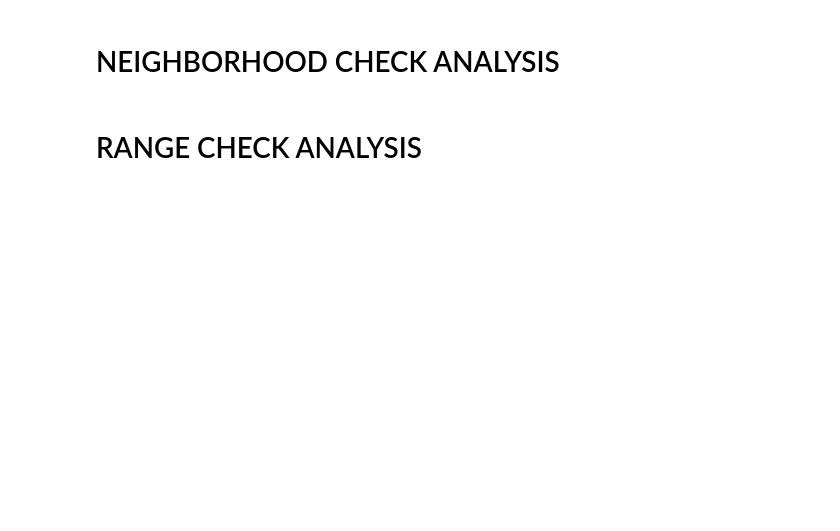
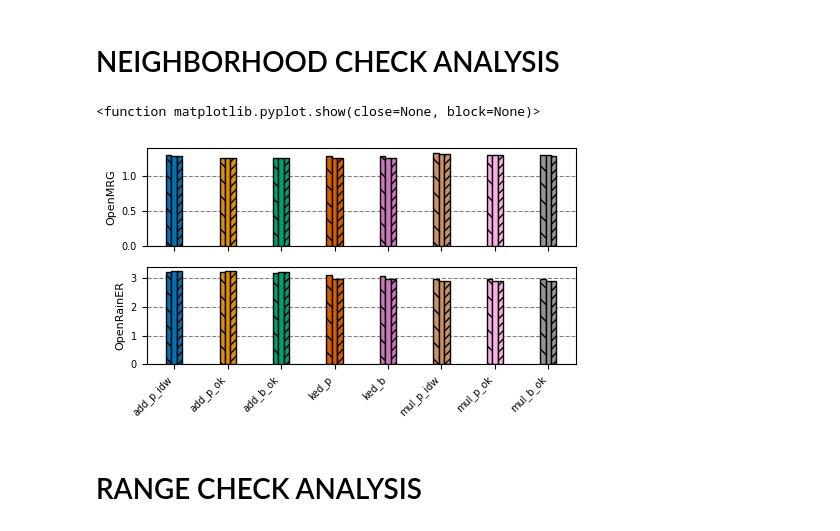
Before and after one commit to eoydvin/radar_adjustment_intercomparison, a Jupyter notebook: 5_paper_images.ipynb, the cells around one changed output. Cells and saved outputs as stored; diff of their text form; code cells hidden in the pictures; blank space fills up the shorter version.

```diff
--- a/5_paper_images.ipynb
+++ b/5_paper_images.ipynb
@@ -462,7 +520,7 @@ fig, ax = plt.subplots(2, 1, figsize=(5, 3), sharex=True)
 
 # Load data
 statuses = ['nnear12', 'nnear70', 'nnear500']
-methods = ['add_p_idw', 'add_p_ok', 'add_b_ok', 'mul_p_idw', 'mul_p_ok', 'mul_b_ok', 'ked_p', 'ked_b']
+methods = ['add_p_idw', 'add_p_ok', 'add_b_ok', 'ked_p', 'ked_b', 'mul_p_idw', 'mul_p_ok', 'mul_b_ok']
 folder = './data/metrics/'
 for k, dataset in enumerate(['OpenMRG', 'OpenRainER']):
     data_read = []
@@ -481,33 +539,36 @@ for k, dataset in enumerate(['OpenMRG', 'OpenRainER']):
 
     width = 0.1
     x = np.arange(len(methods))
 
     for j, status in enumerate(statuses):
         values = []
         for method in methods:
             # root_mean_square_error, mean_absolute_error, pearson_correlation_coefficient
             val = data[(data['method'] == method) & (data['status'] == status)]['root_mean_square_error'][0]
             values.append(val)
 
         values = np.array(values)
 
         bars = ax[k].bar(x + j*width - 0, values, width=width, edgecolor='black',
                       color=[palette.get(method) for method in list(methods)])
 
         # Apply hatches
         for bar in bars:
             bar.set_hatch(hatch_map[status])
 
         ax[k].set_xticks(x + width)
         ax[k].set_xticklabels(list(methods), rotation=45, ha='right', fontsize=7)
         ax[k].set_ylabel(dataset, fontsize=8)
         ax[k].tick_params(axis='y', labelsize=7)
         ax[k].grid(linestyle='--', color='gray', axis='y')
         ax[k].set_axisbelow(True)
 
 plt.tight_layout()
 fig.savefig('./figures/nnearcheck_analysis.png', dpi=600, bbox_inches='tight')
 plt.show
+# %% [output]
+<function matplotlib.pyplot.show(close=None, block=None)>
+[figure, added]
 # %% [markdown]
 # RANGE CHECK ANALYSIS
 # %%
```
Also changed, not shown: parts of 12 cells of this notebook, 7 other files.
